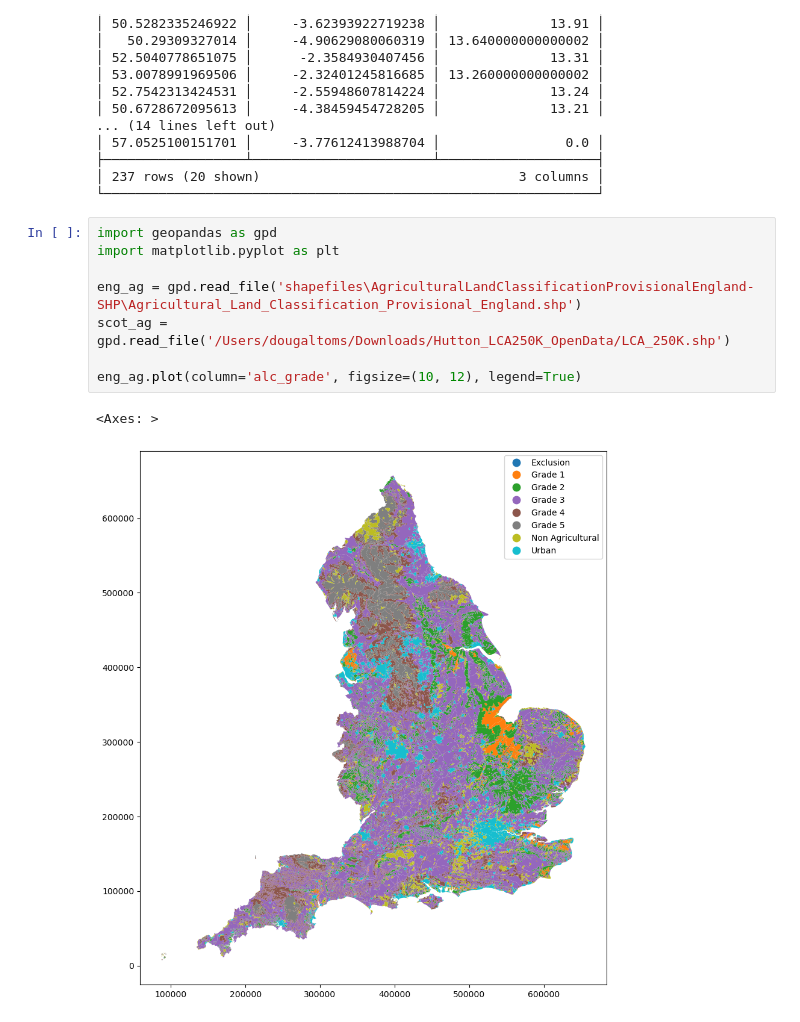
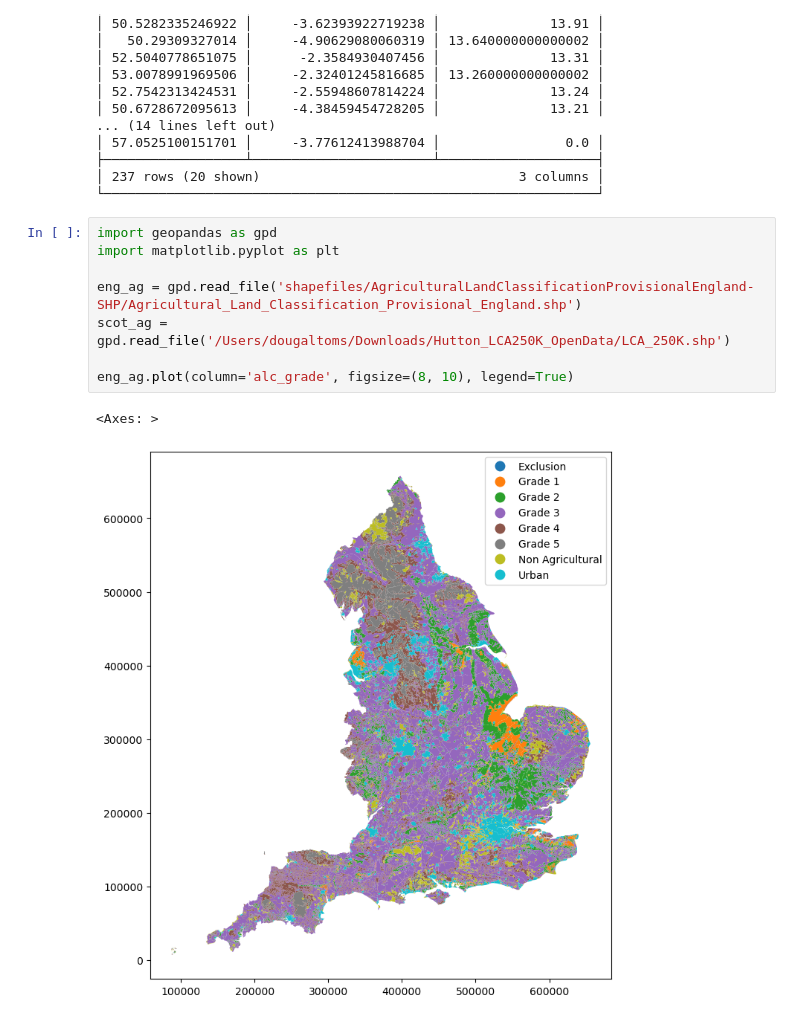
Before and after one commit to dougaltoms/Rewilder, a Jupyter notebook: dev.ipynb, the cells around one changed output. Cells and saved outputs as stored; diff of their text form.

```diff
--- a/dev.ipynb
+++ b/dev.ipynb
@@ -414,14 +422,14 @@ duckdb.sql('''select latitude
 # %%
 import geopandas as gpd
 import matplotlib.pyplot as plt
 
-eng_ag = gpd.read_file('shapefiles\AgriculturalLandClassificationProvisionalEngland-SHP\Agricultural_Land_Classification_Provisional_England.shp')
+eng_ag = gpd.read_file('shapefiles/AgriculturalLandClassificationProvisionalEngland-SHP/Agricultural_Land_Classification_Provisional_England.shp')
 scot_ag = gpd.read_file('/Users/dougaltoms/Downloads/Hutton_LCA250K_OpenData/LCA_250K.shp')
 
-eng_ag.plot(column='alc_grade', figsize=(10, 12), legend=True)
+eng_ag.plot(column='alc_grade', figsize=(8, 10), legend=True)
 # %% [output]
 <Axes: >
-[figure, old version]
+[figure, new version]
 # %%
 #==============================
 # Check unique Land Use Codes
```
Also changed, not shown: parts of 7 cells of this notebook.
